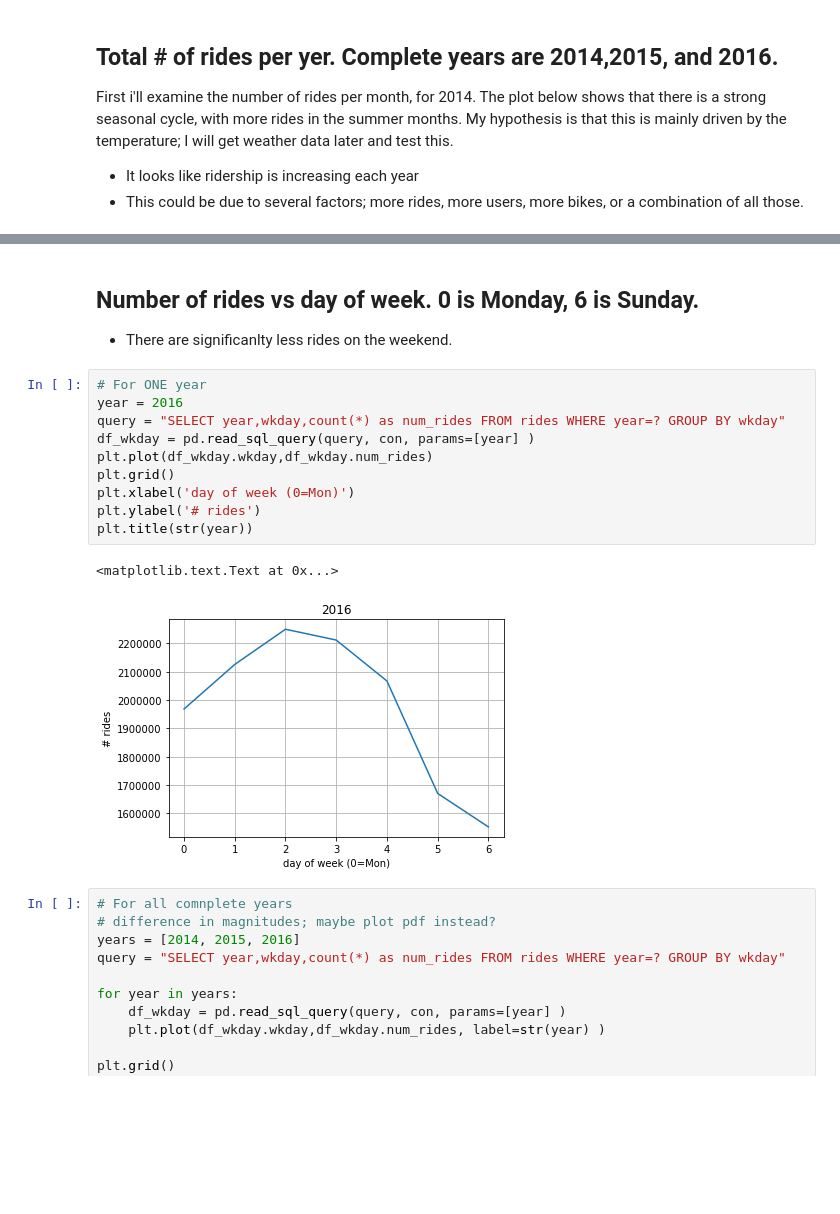
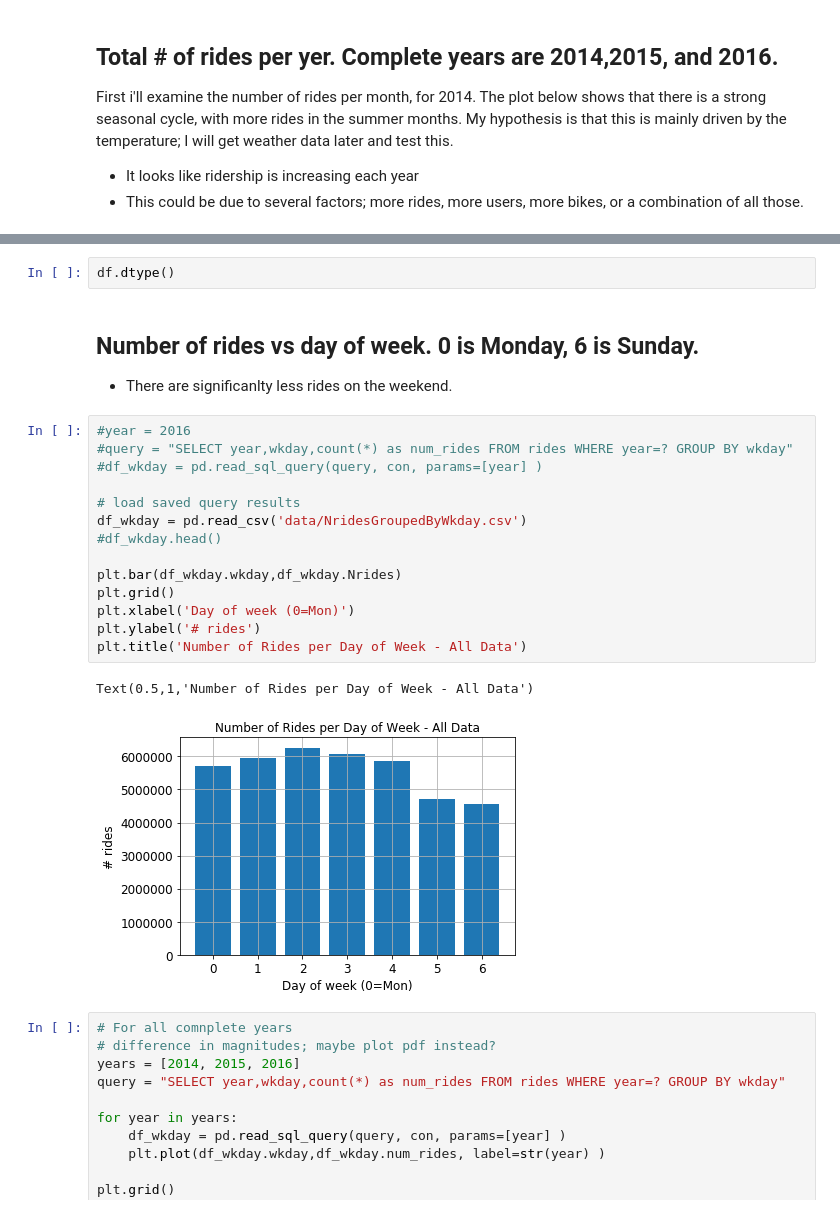
Before and after one commit to andypicke/NYC_citibike, a Jupyter notebook: citibike_EDA.ipynb, the cells around one changed output, grey strips where cells are left out. Cells and saved outputs as stored; diff of their text form; blank space fills up the shorter version.

Commit message:
update notebooks. Switch to loading saved pre-run SQL queries

```diff
--- a/citibike_EDA.ipynb
+++ b/citibike_EDA.ipynb
@@ -79,19 +95,25 @@ AttributeError: 'DataFrame' object has no attribute 'num_rides'
+# %%
+df.dtype()
 # %% [markdown]
 ## Number of rides vs day of week. 0 is Monday, 6 is Sunday.
 - There are significanlty less rides on the weekend.
 # %%
-# For ONE year
-year = 2016
-query = "SELECT year,wkday,count(*) as num_rides FROM rides WHERE year=? GROUP BY wkday"
-df_wkday = pd.read_sql_query(query, con, params=[year] )
-plt.plot(df_wkday.wkday,df_wkday.num_rides)
+#year = 2016
+#query = "SELECT year,wkday,count(*) as num_rides FROM rides WHERE year=? GROUP BY wkday"
+#df_wkday = pd.read_sql_query(query, con, params=[year] )
+
+# load saved query results
+df_wkday = pd.read_csv('data/NridesGroupedByWkday.csv')
+#df_wkday.head()
+
+plt.bar(df_wkday.wkday,df_wkday.Nrides)
 plt.grid()
-plt.xlabel('day of week (0=Mon)')
+plt.xlabel('Day of week (0=Mon)')
 plt.ylabel('# rides')
-plt.title(str(year))
+plt.title('Number of Rides per Day of Week - All Data')
 # %% [output]
-<matplotlib.text.Text at 0x...>
+Text(0.5,1,'Number of Rides per Day of Week - All Data')
-[figure, old version]
+[figure, new version]
 # %%
 # For all comnplete years
 # difference in magnitudes; maybe plot pdf instead?
```
Also changed, not shown: parts of 18 cells of this notebook, 2 other files.
